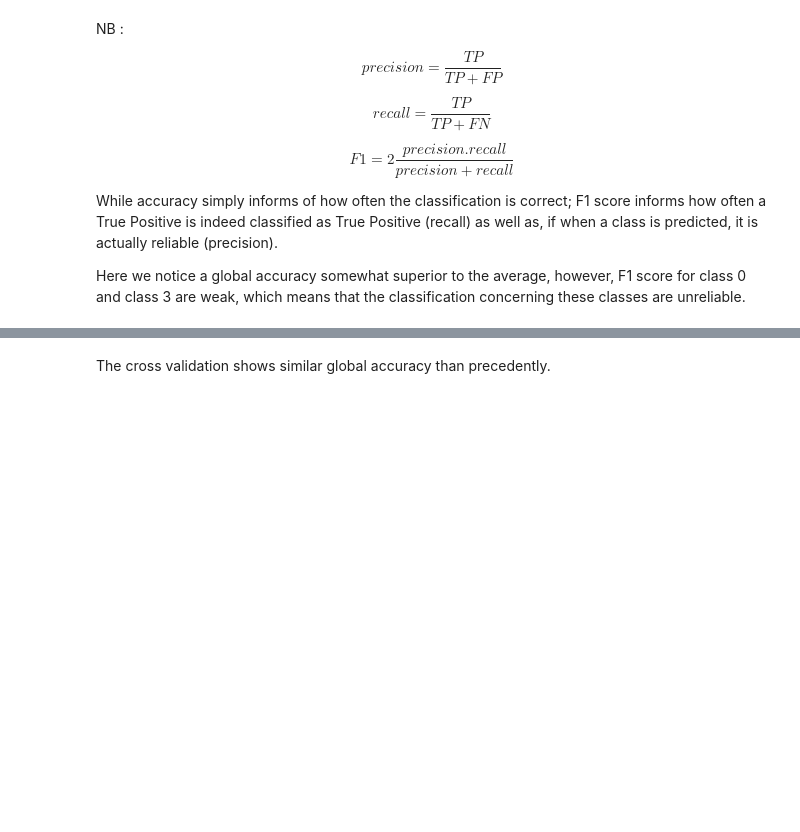
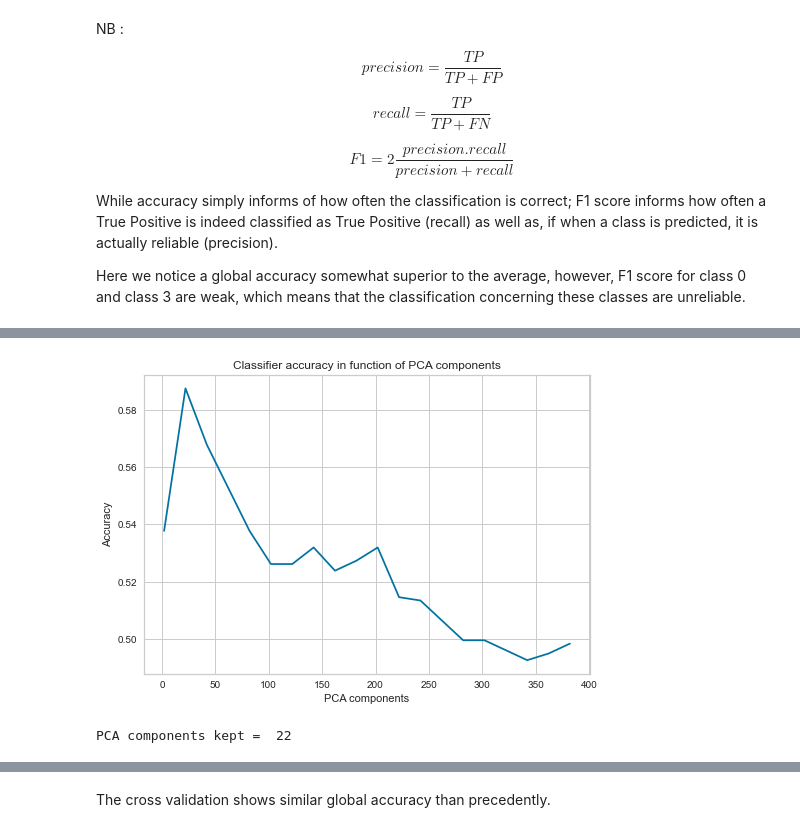
Before and after one commit to Khaalex1/DM_and_ML_portfolio, a Jupyter notebook: yann-week5.ipynb, the cells around one changed output, grey strips where cells are left out. Drawn from its saved outputs; the diff is of its cells as text; code cells hidden in the pictures; blank space fills up the shorter version.

```diff
--- a/yann-week5.ipynb
+++ b/yann-week5.ipynb
@@ -542,0 +349,11 @@ AUC.append(0.89)
+# %%
+from sklearn.naive_bayes import GaussianNB
+
+#number of pca components that maximizes accuracy
+n = acc_vs_pca(GaussianNB(priors = [0.13, 0.29, 0.29, 0.29]),
+           pca_train, y_train, pca_test, y_test, scaler = MinMaxScaler(), n_comp = np.arange(2, 402, 20))
+
+print('PCA components kept = ', n)
+# %% [output]
+[figure, added]
+PCA components kept =  22
```
Also changed, not shown: parts of 69 cells of this notebook.
